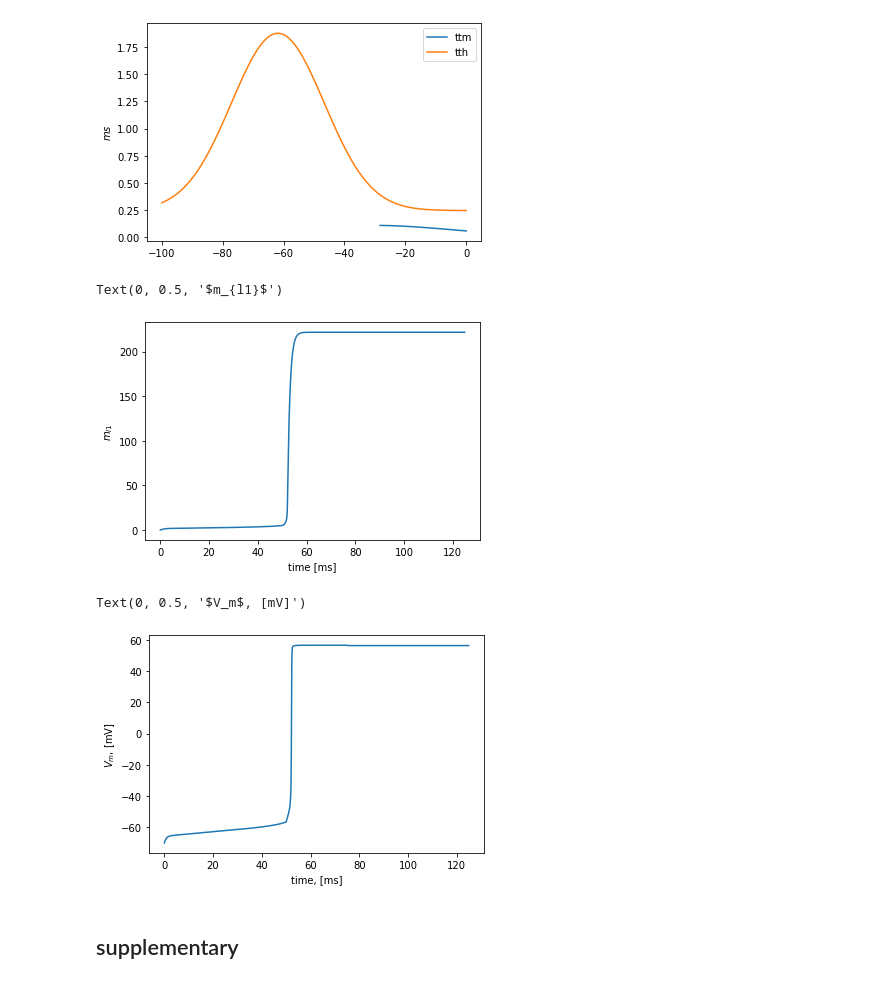
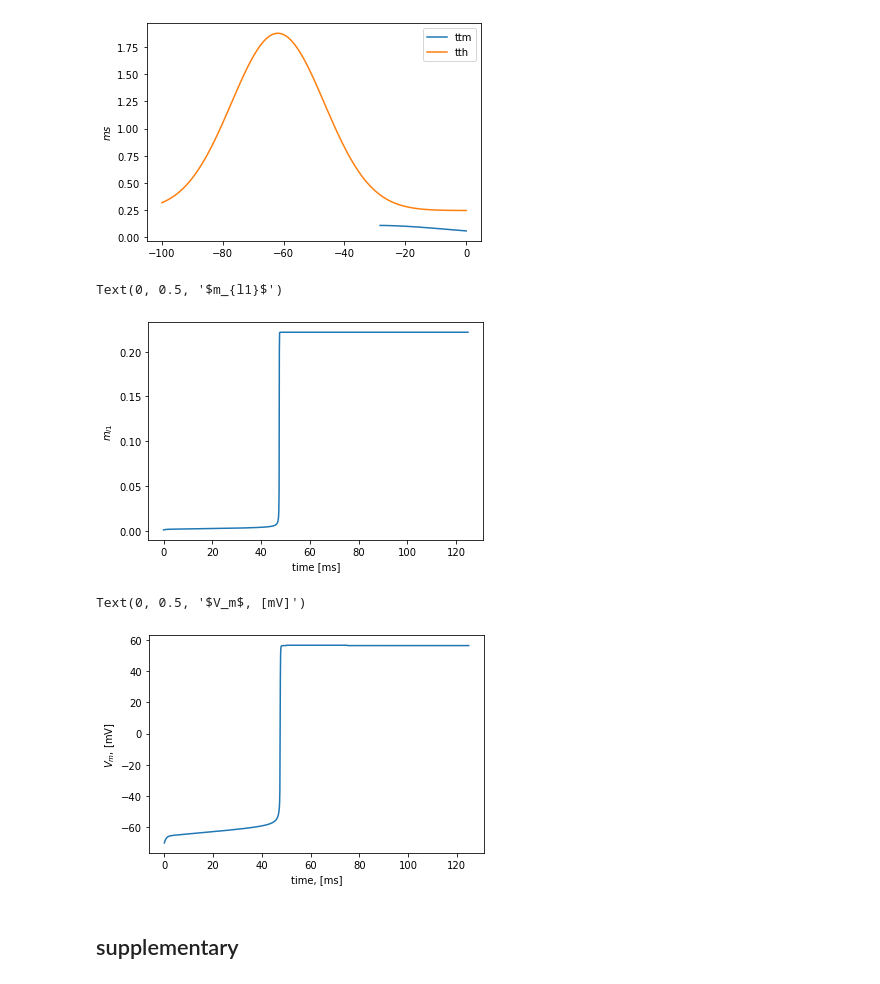
Before and after one commit to shcecter/nocimod, a Jupyter notebook: kovalksy_reprod.ipynb, the cells around one changed output. Drawn from its saved outputs; the diff is of its cells as text; code cells hidden in the pictures.

```diff
--- a/kovalksy_reprod.ipynb
+++ b/kovalksy_reprod.ipynb
@@ -72,9 +72,8 @@ Na_f_eq = Equations(Na_f_eq,
                     slope_m=9.146*mV,
                     slope_h=7.22*mV)
 Na_l1_eq = """
-INa_l1 = gNa_l1_max * m_l1 * h_l1 * (ENa - v) : ampere/meter**2
+INa_l1 = gNa_l1_max * m_l1_inf * h_l1 * (ENa - v) : ampere/meter**2
 
-dm_l1/dt = (m_l1_inf - m_l1) / ms : 1
 alpha_m_l1 = 1 / exprel(-(v + 25*mV)/10/mV) : 1
 beta_m_l1 = 4 * exp(-(v + 50*mV)/18/mV) : 1
 m_l1_inf = alpha_m_l1 / (alpha_m_l1 + beta_m_l1) / q10 : 1
@@ -100,7 +99,7 @@ neuron = SpatialNeuron(morphology=cylinder,
                     method="exponential_euler")
 
 # monitors
-mon = StateMonitor(neuron, ['v', "m_l1", "m_f_inf"], record=True)
+mon = StateMonitor(neuron, ['v', "m_l1_inf", "h_l1"], record=True)
 
 neuron.v = -70*mV
 
@@ -110,12 +109,12 @@ run(25*ms)
 neuron.I = 0*nA
 run(50*ms)
 # %%
-plot(mon.t/ms, mon.m_l1[0]/mV)
+plot(mon.t/ms, mon.m_l1_inf[0])
 xlabel("time [ms]")
 ylabel("$m_{l1}$")
 # %% [output]
 Text(0, 0.5, '$m_{l1}$')
-[figure, old version]
+[figure, new version]
 # %%
 # result plots
 plot(mon.t/ms, mon.v[0]/mV)
@@ -123,7 +122,7 @@ xlabel("time, [ms]")
 ylabel("$V_m$, [mV]")
 # %% [output]
 Text(0, 0.5, '$V_m$, [mV]')
-[figure, old version]
+[figure, new version]
 # %% [markdown]
 ## supplementary
 # %%
```
Also changed, not shown: parts of 1 cell of this notebook.
